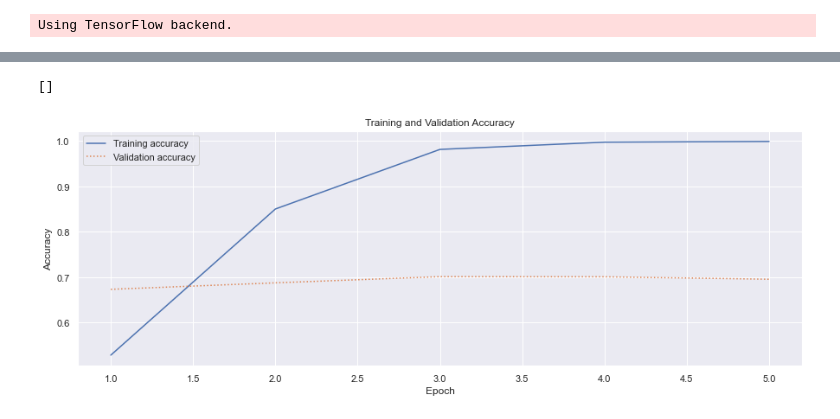
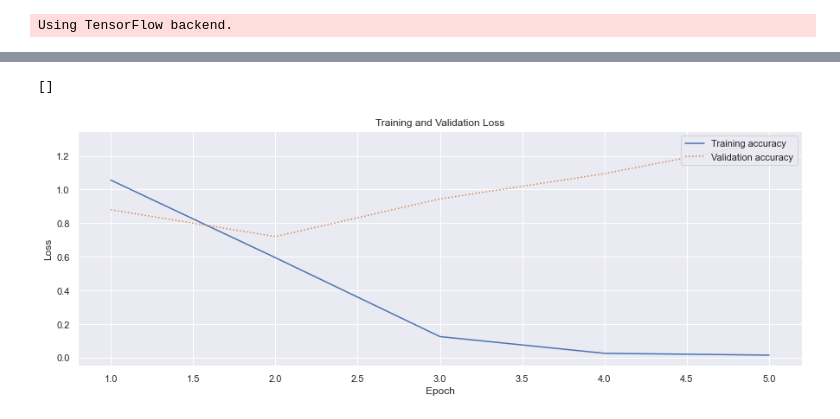
Before and after one commit to zangdi/movies, a Jupyter notebook: movies.ipynb, the cells around one changed output, grey strips where cells are left out. Drawn from its saved outputs; the diff is of its cells as text; code cells hidden in the pictures.

Commit message:
model completed

```diff
--- a/movies.ipynb
+++ b/movies.ipynb
@@ -264,7 +264,7 @@ Using TensorFlow backend.
 # %%
 from sklearn.model_selection import train_test_split
 
-x_train, x_test, y_train, y_test = train_test_split(x, dummy_y, test_size = 0.25)
+x_train, x_test, y_train, y_test = train_test_split(x, dummy_y, test_size = 0.2)
 
 print(x_train.head())
 print(x_train.shape)
@@ -292,6 +292,7 @@ from keras.models import Sequential
 from keras.layers import Dense
 from keras.layers.embeddings import Embedding
 from keras.layers import Flatten
+from keras.layers import Dropout
 
 words_length = len(numbers_dict)
 embedding_vector_length = 100
@@ -299,8 +300,9 @@ model = Sequential()
 model.add(Embedding(words_length + 1, embedding_vector_length, input_length = max_length))
 model.add(Flatten())
 model.add(Dense(64, activation='relu'))
+model.add(Dropout(0.2))
 model.add(Dense(64, activation='relu'))
-model.add(Dense(4, activation='sigmoid'))
+model.add(Dense(4, activation='softmax'))
 model.compile(loss='categorical_crossentropy', optimizer='adam', metrics=['accuracy'])
 print(model.summary())
 # %% [output]
@@ -398,16 +358,16 @@ Epoch 5/5
 # %%
 sns.set()
-acc2 = hist2.history['accuracy']
-val2 = hist2.history['val_accuracy']
-epochs2 = range(1, len(acc2) + 1)
+loss = hist.history['loss']
+val = hist.history['val_loss']
+epochs = range(1, len(acc) + 1)
 
-graph.plot(epochs2, acc2, '-', label='Training accuracy')
-graph.plot(epochs2, val2, ':', label='Validation accuracy')
-graph.title('Training and Validation Accuracy')
+graph.plot(epochs, loss, '-', label='Training accuracy')
+graph.plot(epochs, val, ':', label='Validation accuracy')
+graph.title('Training and Validation Loss')
 graph.xlabel('Epoch')
-graph.ylabel('Accuracy')
-graph.legend(loc='upper left')
+graph.ylabel('Loss')
+graph.legend(loc='upper right')
 graph.plot()
 # %% [output]
 []
-[figure, old version]
+[figure, new version]
```
Also changed, not shown: parts of 20 cells of this notebook.
